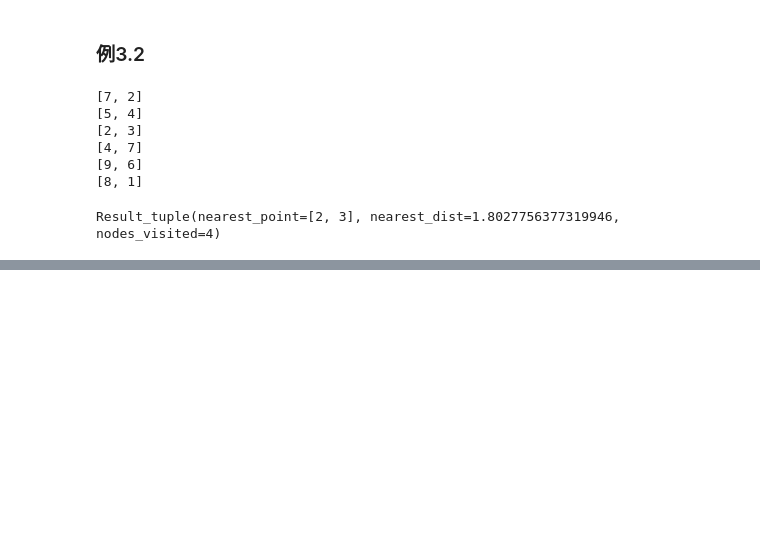
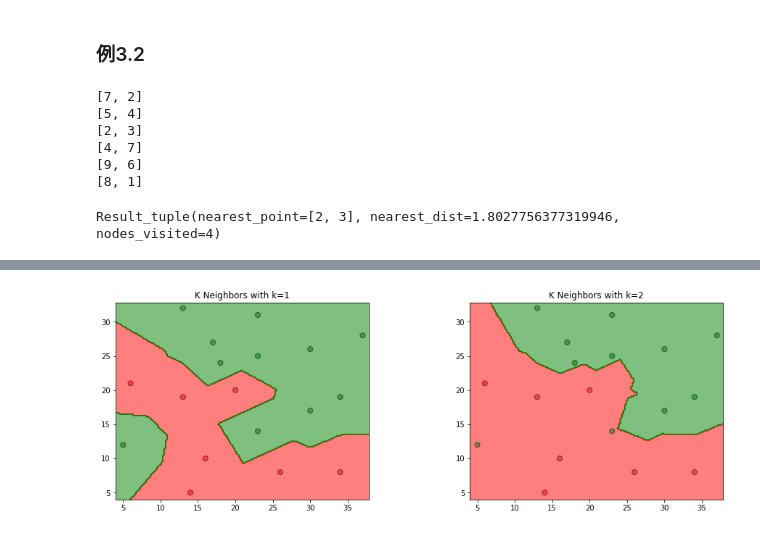
Before and after one commit to fengdu78/lihang-code, a Jupyter notebook: 第03章 k近邻法/3.KNearestNeighbors.ipynb, the cells around one changed output, grey strips where cells are left out. Drawn from its saved outputs; the diff is of its cells as text; code cells hidden in the pictures; blank space fills up the shorter version.

```diff
--- a/第03章 k近邻法/3.KNearestNeighbors.ipynb
+++ b/第03章 k近邻法/3.KNearestNeighbors.ipynb
@@ -371,0 +372,43 @@ Result_tuple(nearest_point=[0.09929288205798159, 0.4954936771850429, 0.800572280
+# %%
+%matplotlib inline
+import numpy as np
+from sklearn.neighbors import KNeighborsClassifier
+import matplotlib.pyplot as plt
+from matplotlib.colors import ListedColormap
+
+data = np.array([[5, 12, 1], [6, 21, 0], [14, 5, 0], [16, 10, 0], [13, 19, 0],
+                 [13, 32, 1], [17, 27, 1], [18, 24, 1], [20, 20,
+                                                         0], [23, 14, 1],
+                 [23, 25, 1], [23, 31, 1], [26, 8, 0], [30, 17, 1],
+                 [30, 26, 1], [34, 8, 0], [34, 19, 1], [37, 28, 1]])
+X_train = data[:, 0:2]
+y_train = data[:, 2]
+
+models = (KNeighborsClassifier(n_neighbors=1, n_jobs=-1),
+          KNeighborsClassifier(n_neighbors=2, n_jobs=-1))
+models = (clf.fit(X_train, y_train) for clf in models)
+# %%
+titles = ('K Neighbors with k=1', 'K Neighbors with k=2')
+
+fig = plt.figure(figsize=(15, 5))
+plt.subplots_adjust(wspace=0.4, hspace=0.4)
+
+X0, X1 = X_train[:, 0], X_train[:, 1]
+
+x_min, x_max = X0.min() - 1, X0.max() + 1
+y_min, y_max = X1.min() - 1, X1.max() + 1
+xx, yy = np.meshgrid(np.arange(x_min, x_max, 0.2),
+                     np.arange(y_min, y_max, 0.2))
+
+for clf, title, ax in zip(models, titles, fig.subplots(1, 2).flatten()):
+    Z = clf.predict(np.c_[xx.ravel(), yy.ravel()])
+    Z = Z.reshape(xx.shape)
+    colors = ('red', 'green', 'lightgreen', 'gray', 'cyan')
+    cmap = ListedColormap(colors[:len(np.unique(Z))])
+    ax.contourf(xx, yy, Z, cmap=cmap, alpha=0.5)
+    ax.scatter(X0, X1, c=y_train, s=50, edgecolors='k', cmap=cmap, alpha=0.5)
+    ax.set_title(title)
+
+plt.show()
+# %% [output]
+[figure, added]
```
Also changed, not shown: parts of 15 cells of this notebook, 16 other files.
